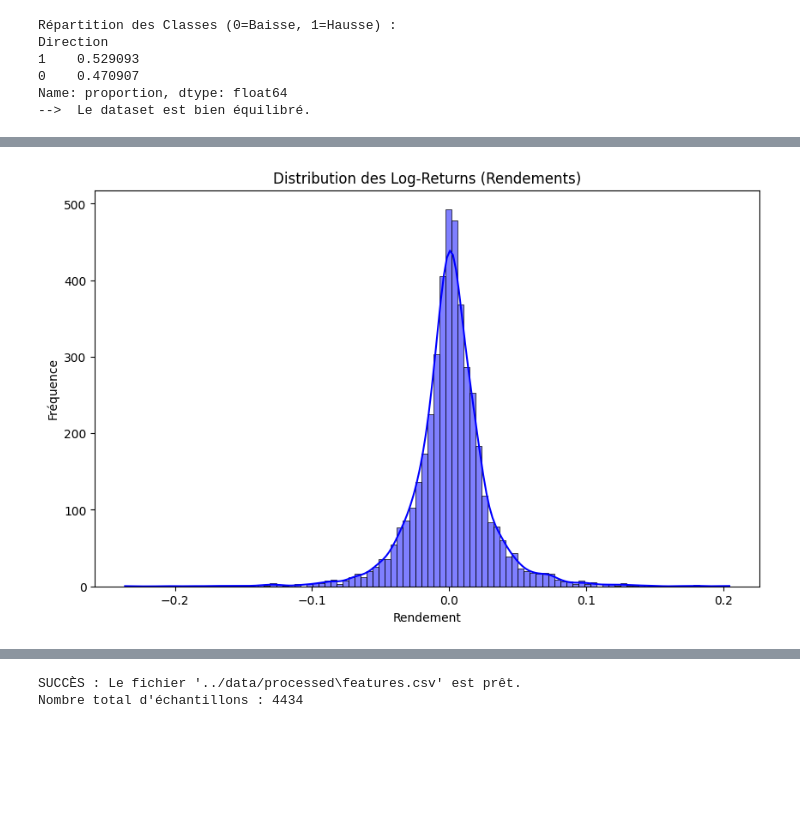
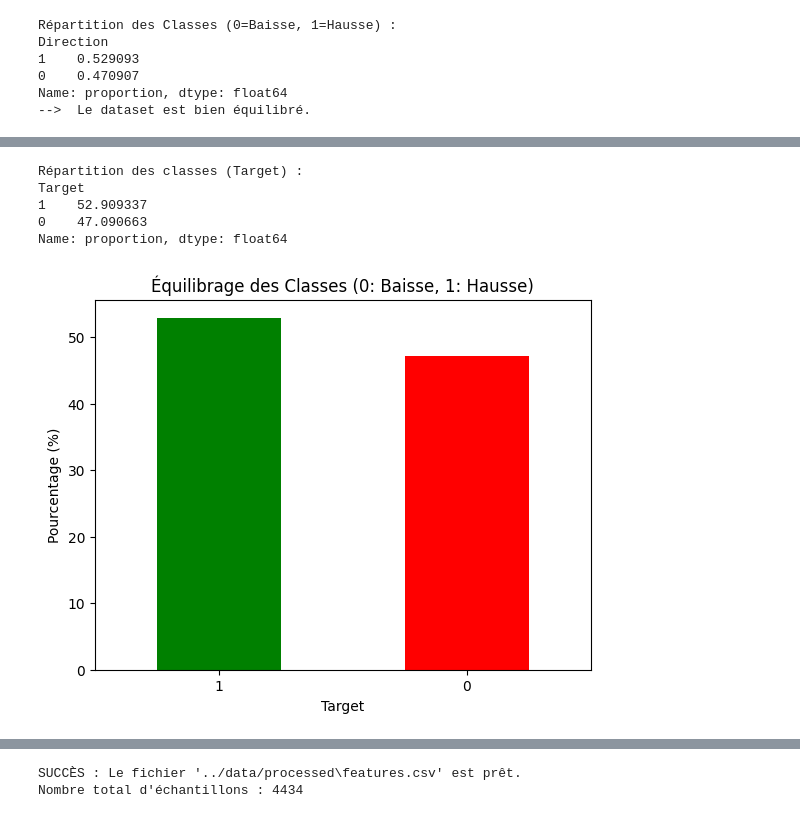
Before and after one commit to Youssef-0202/Data-Mining-Project-, a Jupyter notebook: notebooks/2_feature_engineering.ipynb, the cells around one changed output, grey strips where cells are left out. Drawn from its saved outputs; the diff is of its cells as text; code cells hidden in the pictures; blank space fills up the shorter version.

```diff
--- a/notebooks/2_feature_engineering.ipynb
+++ b/notebooks/2_feature_engineering.ipynb
@@ -190,10 +202,26 @@ plt.show()
-# %%
-# 4. Visualisation de la distribution des rendements (Log Returns)
-plt.figure(figsize=(10, 6))
-sns.histplot(full_df['Log_Return'], kde=True, bins=100, color='blue')
-plt.title("Distribution des Log-Returns (Rendements)")
-plt.xlabel("Rendement")
-plt.ylabel("Fréquence")
-plt.show()
-# %% [output]
-[figure, removed]
+# %%
+# Création de la cible binaire (1 si hausse, 0 si baisse)
+full_df['Target'] = (full_df['Log_Return'].shift(-1) > 0).astype(int)
+
+# On supprime la dernière ligne car on ne connaît pas le futur (NaN pour le dernier Target)
+full_df.dropna(inplace=True)
+
+# Calcul des proportions
+target_counts = full_df['Target'].value_counts(normalize=True) * 100
+print("Répartition des classes (Target) :")
+print(target_counts)
+
+# Visualisation
+import matplotlib.pyplot as plt
+target_counts.plot(kind='bar', color=['green', 'red'])
+plt.title("Équilibrage des Classes (0: Baisse, 1: Hausse)")
+plt.ylabel("Pourcentage (%)")
+plt.xticks(rotation=0)
+plt.show()
+# %% [output]
+Répartition des classes (Target) :
+Target
+1    52.909337
+0    47.090663
+Name: proportion, dtype: float64
+[figure, added]
```
Also changed, not shown: parts of 9 cells of this notebook, 2 other files.
